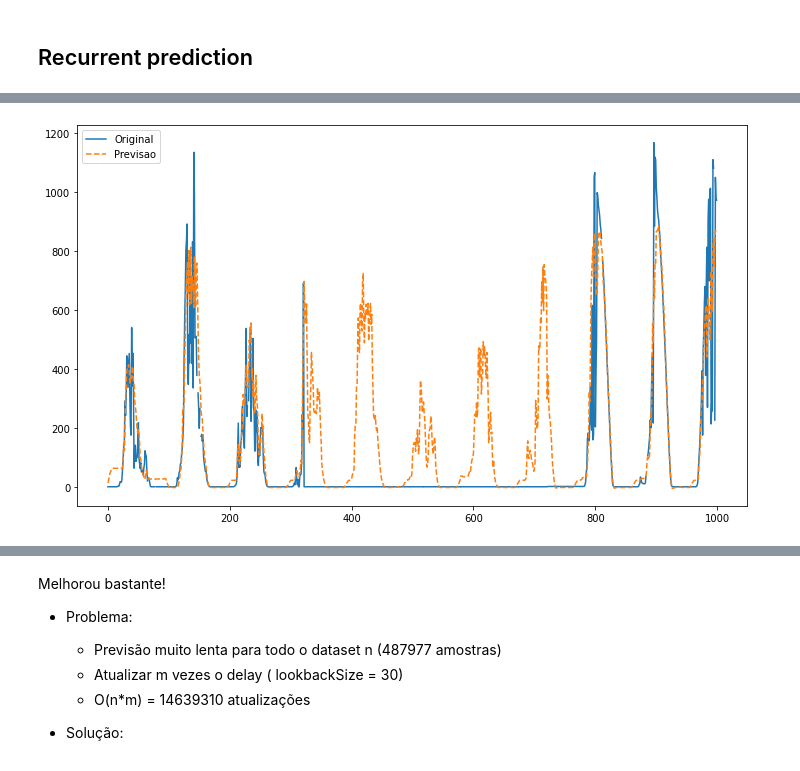
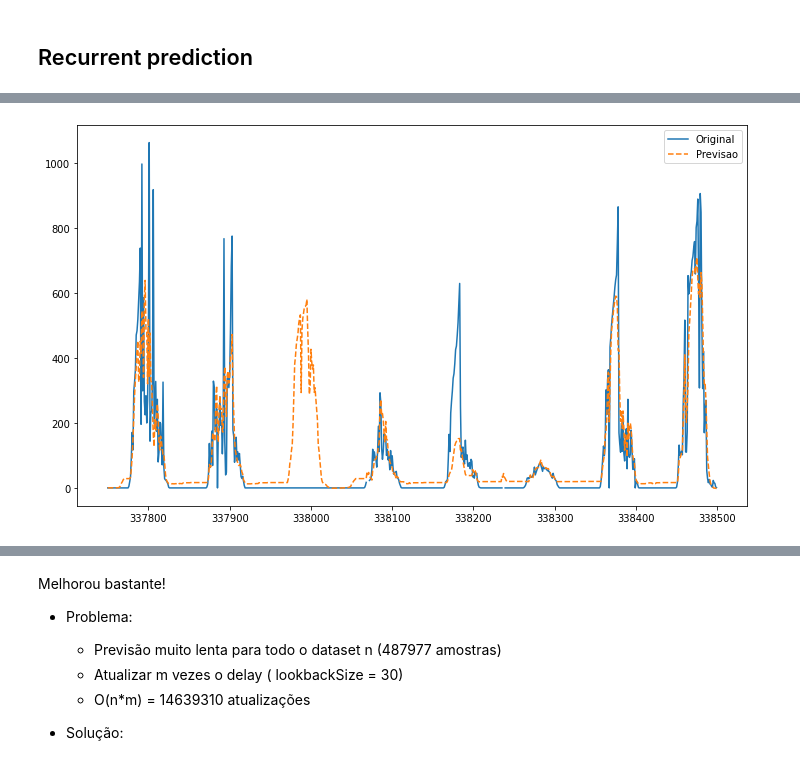
Before and after one commit to alagamentos/floodprediction, a Jupyter notebook: develop/Notebooks/2_Repair/1.0_Regression_XGB_Radicao.ipynb, the cells around one changed output, grey strips where cells are left out. Saved outputs shown, nothing was run; the diff lists cells and outputs as text; code cells hidden in the pictures.

```diff
--- a/develop/Notebooks/2_Repair/1.0_Regression_XGB_Radicao.ipynb
+++ b/develop/Notebooks/2_Repair/1.0_Regression_XGB_Radicao.ipynb
@@ -75,0 +104,15 @@ plot_regions(ip[select].fillna(0), error_reg, start, stop, plt_type = 'lines')
+# %%
+reg_size = [i[1] - i[0] for i in error_reg]
+max_size = 5
+
+interpol_reg = [error_reg[i] for i in range(len(reg_size)) if reg_size[i] <= max_size]
+ip['RadiacaoSolar_0_interpol']  = regions_2_list(interpol_reg, len(ip))
+ip.loc[ip['RadiacaoSolar_0_interpol'],'RadiacaoSolar_0_error'] = False
+#ip['RadiacaoSolar_0_error'] = ip['RadiacaoSolar_0_error'] & ~ip['RadiacaoSolar_0_interpol']
+# %%
+s = ip['RadiacaoSolar_0']
+s = s.fillna(-1)
+s[ip['RadiacaoSolar_0_interpol']] = np.nan
+s = s.interpolate(method = 'linear', limit = max_size)
+s[s == -1] = np.nan
+ip['RadiacaoSolar_0'] = s
@@ -202,13 +243,13 @@ print(plot_cols)
 # %% [output]
 ['RadiacaoSolar_0', 'RadiacaoSolar_1', 'RadiacaoSolar_2', 'RadiacaoSolar_3', 'RadiacaoSolar_4']
 # %%
-figsize = (12,7 * len(plot_cols))
-fig, ax = plt.subplots(len(plot_cols), 1,figsize = figsize)
-i = 0
-for col in plot_cols:
-    for reg in regions:
-        start, stop = reg
-        ax[i].plot(rad_e[[col]].loc[start:stop].index, rad_e[[col]].loc[start:stop])
-        ax[i].set_title(col)
-    i+=1
-plt.show()
+# figsize = (12,7 * len(plot_cols))
+# fig, ax = plt.subplots(len(plot_cols), 1,figsize = figsize)
+# i = 0
+# for col in ['RadiacaoSolar_0']:
+#     for reg in regions:
+#         start, stop = reg
+#         ax[i].plot(rad_e[[col]].loc[start:stop].index, rad_e[[col]].loc[start:stop])
+#         ax[i].set_title(col)
+#     i+=1
+# plt.show()
@@ -373,7 +436,7 @@ rad_d.head(2)
 recurrent_y = np.zeros(len(rad_d), dtype=np.float64)
 rad_recurrent = rad_d.drop(columns = drop_cols).copy(deep = True)
 
-start, stop = 0, 1000
+start, stop = 337750, 338500
 for i in range(start, stop, 1):
     x = rad_recurrent.loc[[i]]
     pred_ = xgb[2].predict(x)
@@ -382,12 +445,13 @@ for i in range(start, stop, 1):
         rad_recurrent.loc[i + l, 'delay_' + str(l) ] = pred_
 # %%
 plt.figure(figsize = (12,7))
-plt.plot(rad_d['RadiacaoSolar_1'][start:stop], label =  'Original')
-plt.plot(recurrent_y[start:stop],'--', label = 'Previsao')
+plt.plot(rad_d['RadiacaoSolar_0'][start:stop], label =  'Original')
+plt.plot(rad_d['RadiacaoSolar_0'][start:stop].index,
+         recurrent_y[start:stop],'--', label = 'Previsao')
 plt.legend()
 plt.show()
 # %% [output]
-[figure, old version]
+[figure, new version]
 # %%
 len(recurrent_y) * lookbackSize
 # %% [output]
```
Also changed, not shown: parts of 21 cells of this notebook, 4 other files.
